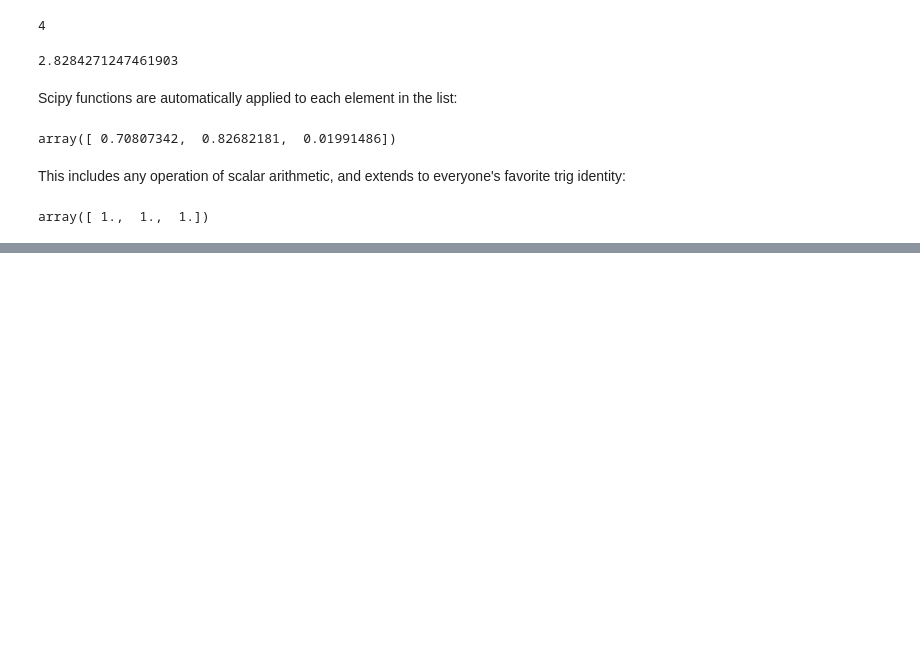
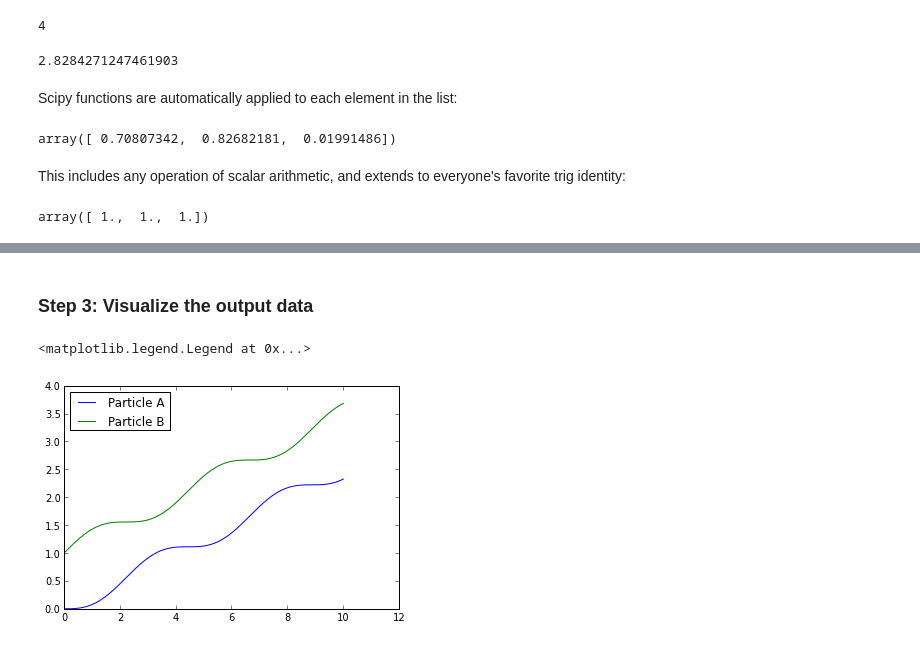
Before and after one commit to olcf/iPython-Molecular-Dynamics, a Jupyter notebook: presentation.ipynb, the cells around one changed output, grey strips where cells are left out. Cells and saved outputs as stored; diff of their text form; code cells hidden in the pictures; blank space fills up the shorter version.

```diff
--- a/presentation.ipynb
+++ b/presentation.ipynb
@@ -87,0 +110,4 @@ array([3, 4, 5])
+# %%
+import pandas
+output = pandas.read_csv("/Users/rf9/Projects/iPython-Molecular-Dynamics/dragging_output.csv")
+output.head()
@@ -87,0 +121,9 @@ array([3, 4, 5])
+# %% [markdown]
+### Step 3: Visualize the output data
+# %%
+plot(output["time"],output["y1"], label='Particle A')
+plot(output["time"],output["y2"], label='Particle B')
+legend(loc='upper left')
+# %% [output]
+<matplotlib.legend.Legend at 0x...>
+[figure, added]
```
Also changed, not shown: parts of 20 cells of this notebook.
